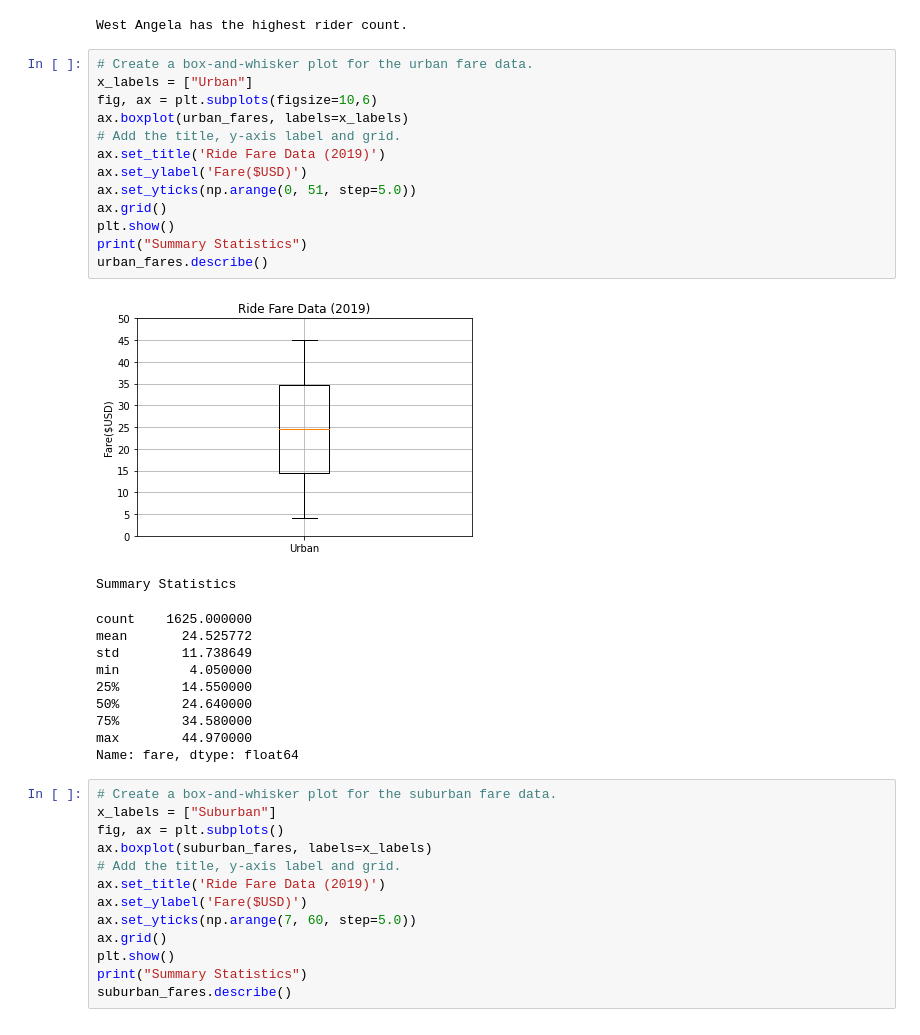
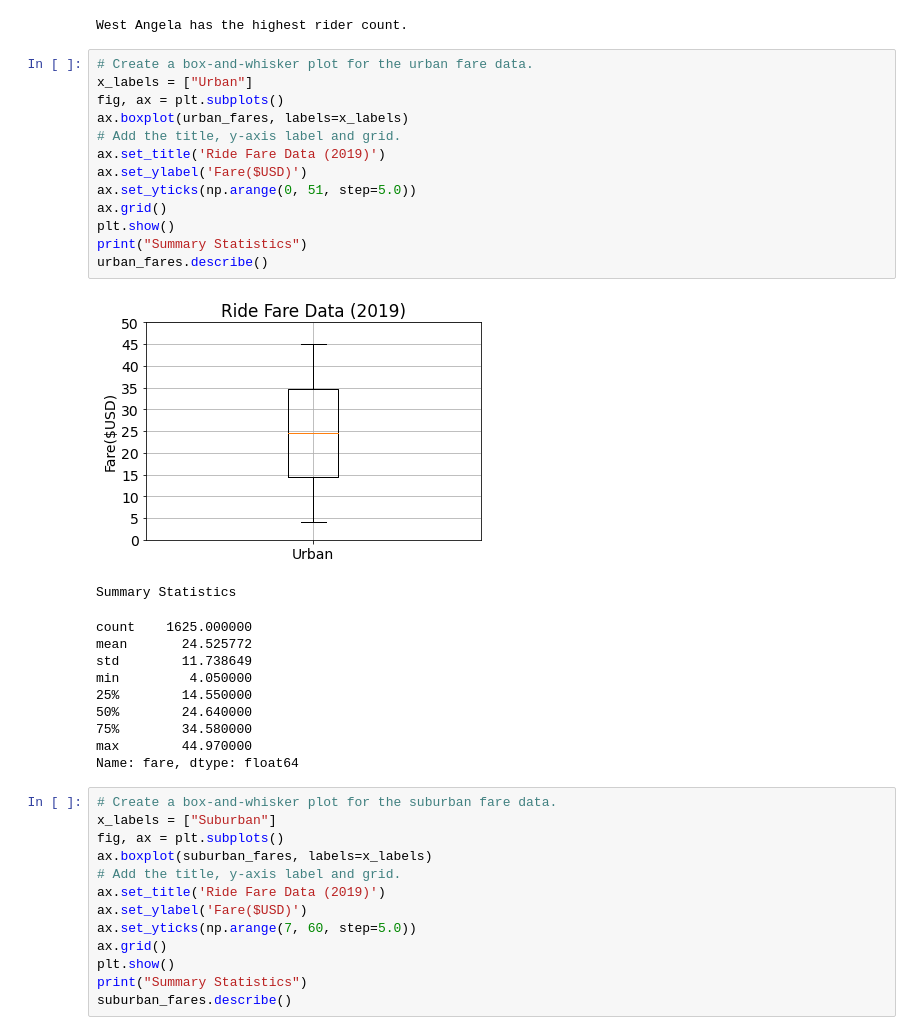
Before and after one commit to alexzhangzzf/PyBer_Analysis, a Jupyter notebook: PyBer.ipynb, the cells around one changed output. Saved outputs shown, nothing was run; the diff lists cells and outputs as text.

```diff
--- a/PyBer.ipynb
+++ b/PyBer.ipynb
@@ -514,18 +514,18 @@ West Angela has the highest rider count.
 # %%
 # Create a box-and-whisker plot for the urban fare data.
 x_labels = ["Urban"]
-fig, ax = plt.subplots(figsize=10,6)
+fig, ax = plt.subplots()
 ax.boxplot(urban_fares, labels=x_labels)
 # Add the title, y-axis label and grid.
 ax.set_title('Ride Fare Data (2019)')
 ax.set_ylabel('Fare($USD)')
 ax.set_yticks(np.arange(0, 51, step=5.0))
 ax.grid()
 plt.show()
 print("Summary Statistics")
 urban_fares.describe()
 # %% [output]
-[figure, old version]
+[figure, new version]
 Summary Statistics
 count    1625.000000
 mean       24.525772
```
Also changed, not shown: parts of 2 cells of this notebook, 3 other files.
